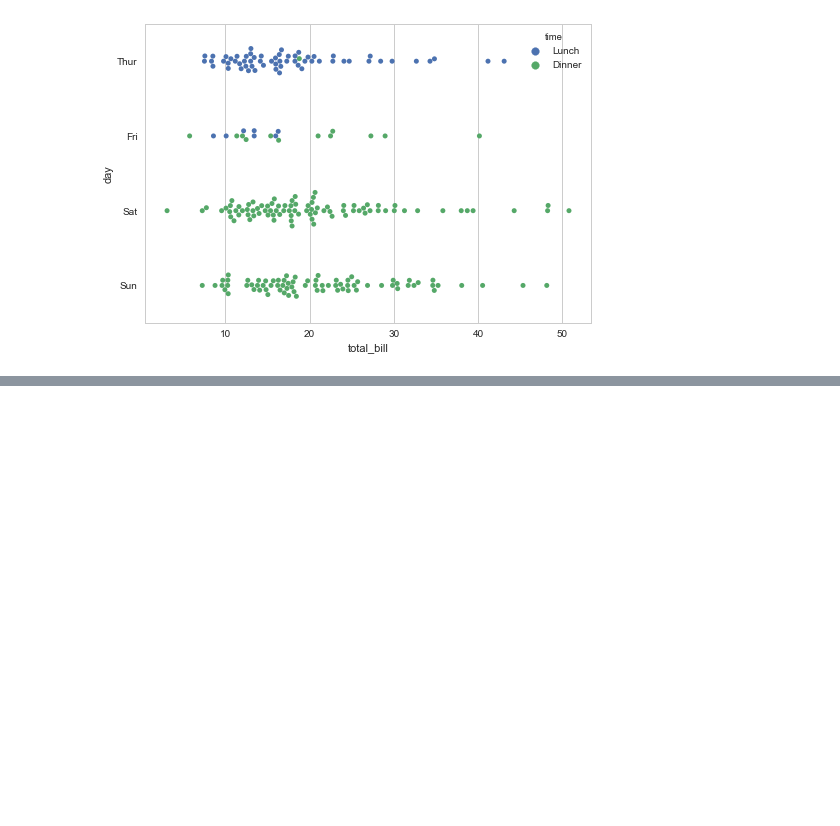
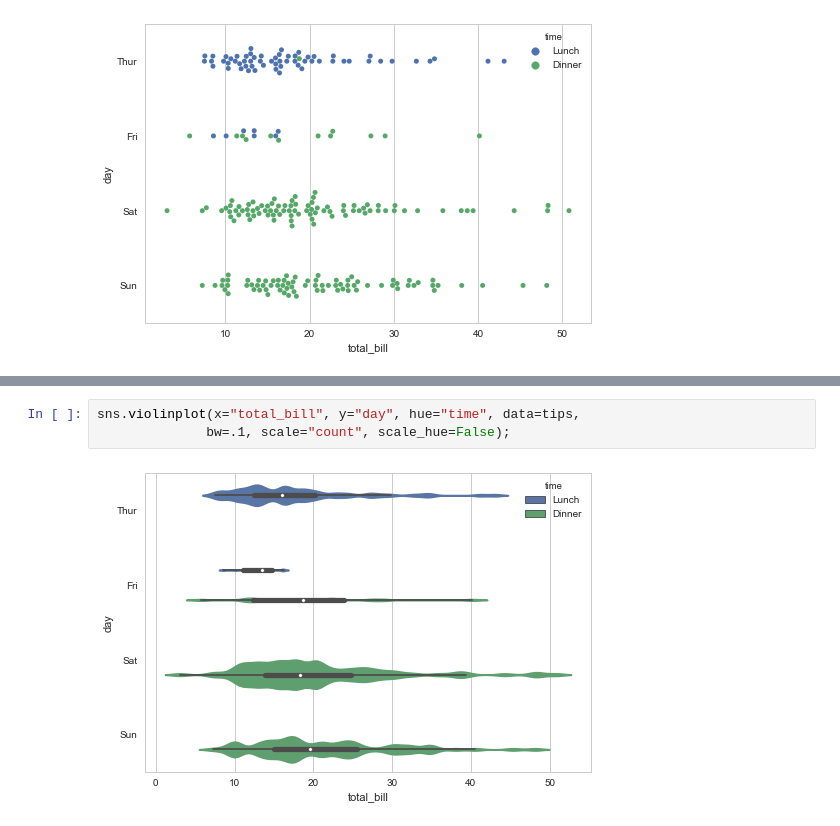
Before and after one commit to WarmingWang/reptiles_gh, a Jupyter notebook: Machine Learning/seaborn/Ch02S02_Plotting_Functions-Plotting_categorical_data.ipynb, the cells around one changed output, grey strips where cells are left out. Drawn from its saved outputs; the diff is of its cells as text; blank space fills up the shorter version.

```diff
--- a/Machine Learning/seaborn/Ch02S02_Plotting_Functions-Plotting_categorical_data.ipynb
+++ b/Machine Learning/seaborn/Ch02S02_Plotting_Functions-Plotting_categorical_data.ipynb
@@ -68,0 +101,5 @@ sns.swarmplot(x="total_bill", y="day", hue="time", data=tips);
+# %%
+sns.violinplot(x="total_bill", y="day", hue="time", data=tips,
+              bw=.1, scale="count", scale_hue=False);
+# %% [output]
+[figure, added]
```
Also changed, not shown: parts of 20 cells of this notebook.
